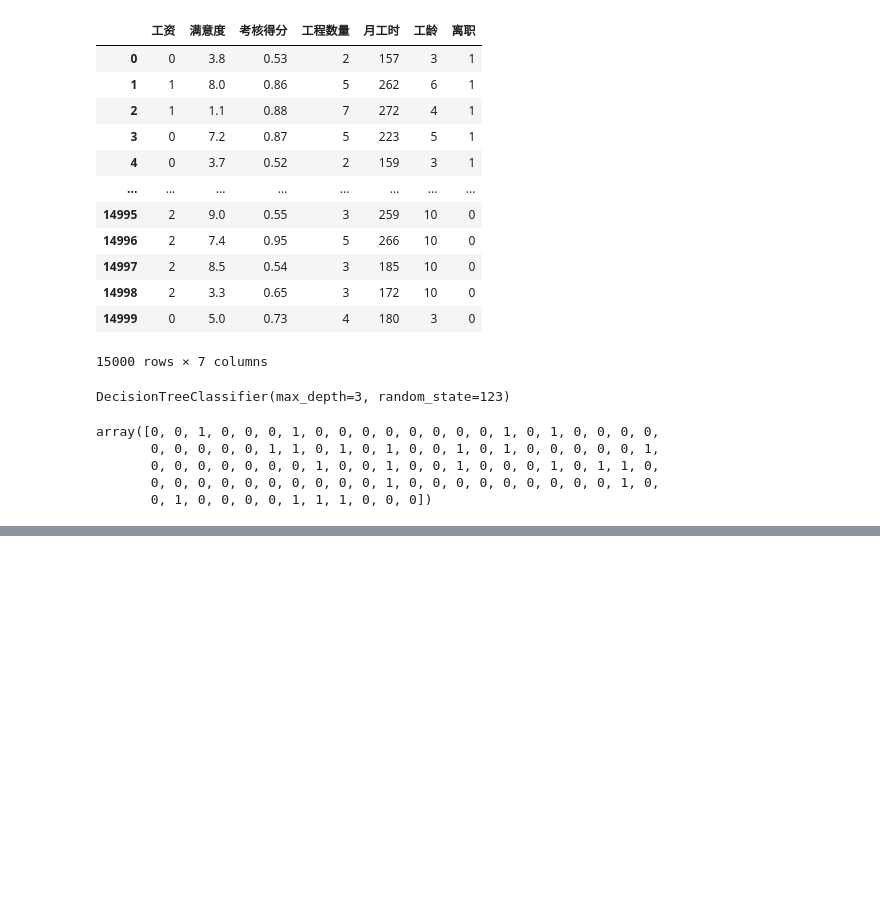
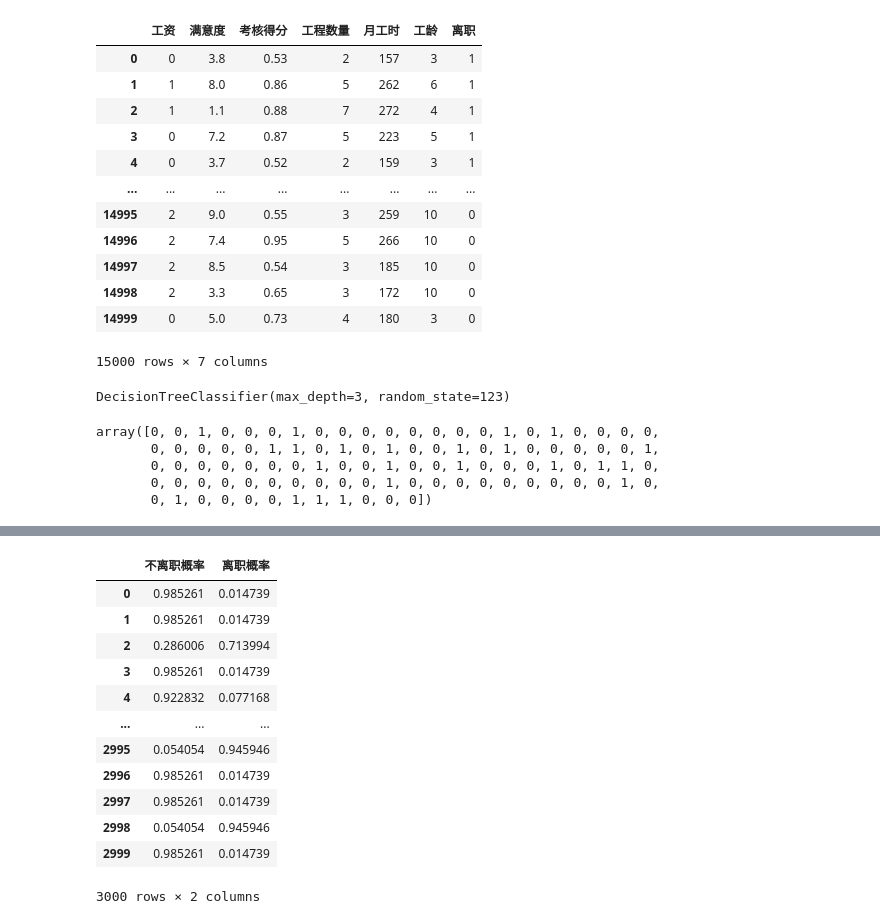
Before and after one commit to liruixiang789/hello-world, a Jupyter notebook: DecisionTree.ipynb, the cells around one changed output, grey strips where cells are left out. Drawn from its saved outputs; the diff is of its cells as text; code cells hidden in the pictures; blank space fills up the shorter version.

```diff
--- a/DecisionTree.ipynb
+++ b/DecisionTree.ipynb
@@ -69,0 +99,19 @@ array([0, 0, 1, 0, 0, 0, 1, 0, 0, 0, 0, 0, 0, 0, 0, 1, 0, 1, 0, 0, 0, 0,
+# %%
+# 预测不离职和离职的概率
+y_pred_proba = model.predict_proba(X_test)
+b = pd.DataFrame(y_pred_proba,columns=['不离职概率','离职概率'])
+b
+# %% [output]
+|  | 不离职概率 | 离职概率 |
+| 0 | 0.985261 | 0.014739 |
+| 1 | 0.985261 | 0.014739 |
+| 2 | 0.286006 | 0.713994 |
+| 3 | 0.985261 | 0.014739 |
+| 4 | 0.922832 | 0.077168 |
+| ... | ... | ... |
+| 2995 | 0.054054 | 0.945946 |
+| 2996 | 0.985261 | 0.014739 |
+| 2997 | 0.985261 | 0.014739 |
+| 2998 | 0.054054 | 0.945946 |
+| 2999 | 0.985261 | 0.014739 |
+3000 rows × 2 columns
```
Also changed, not shown: parts of 4 cells of this notebook.
